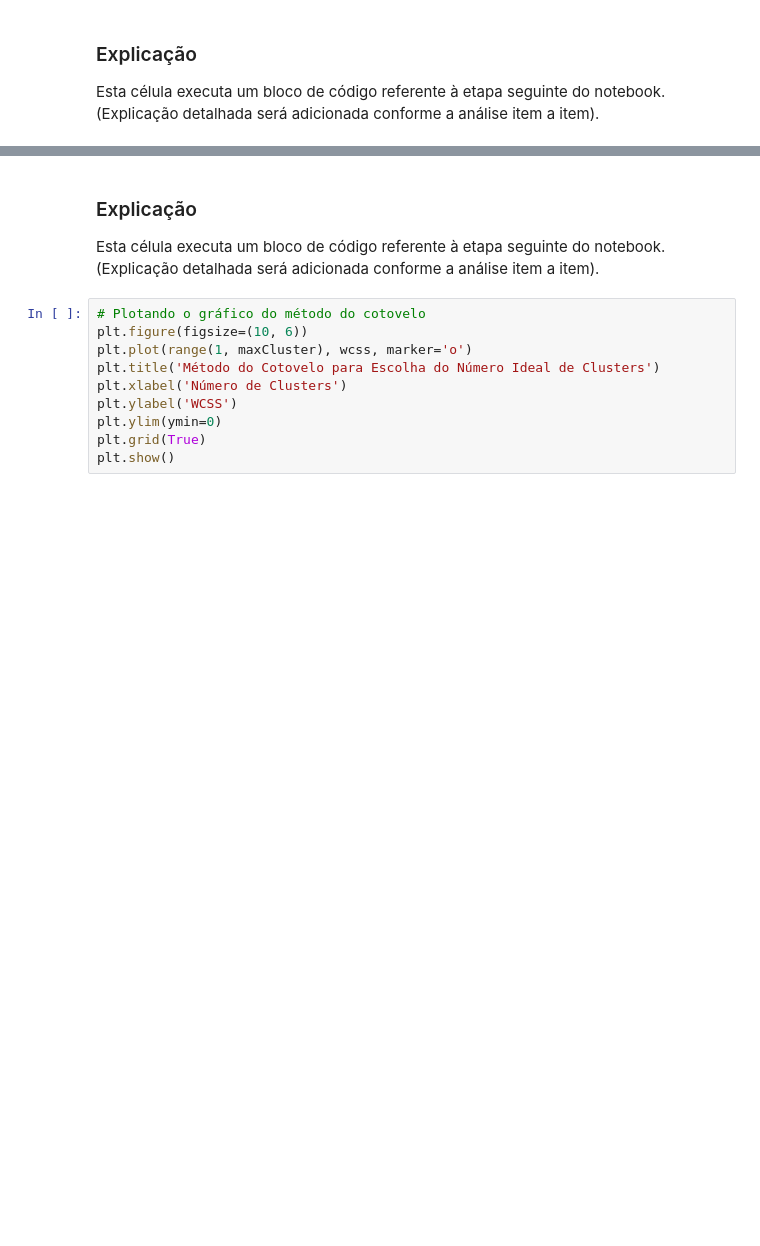
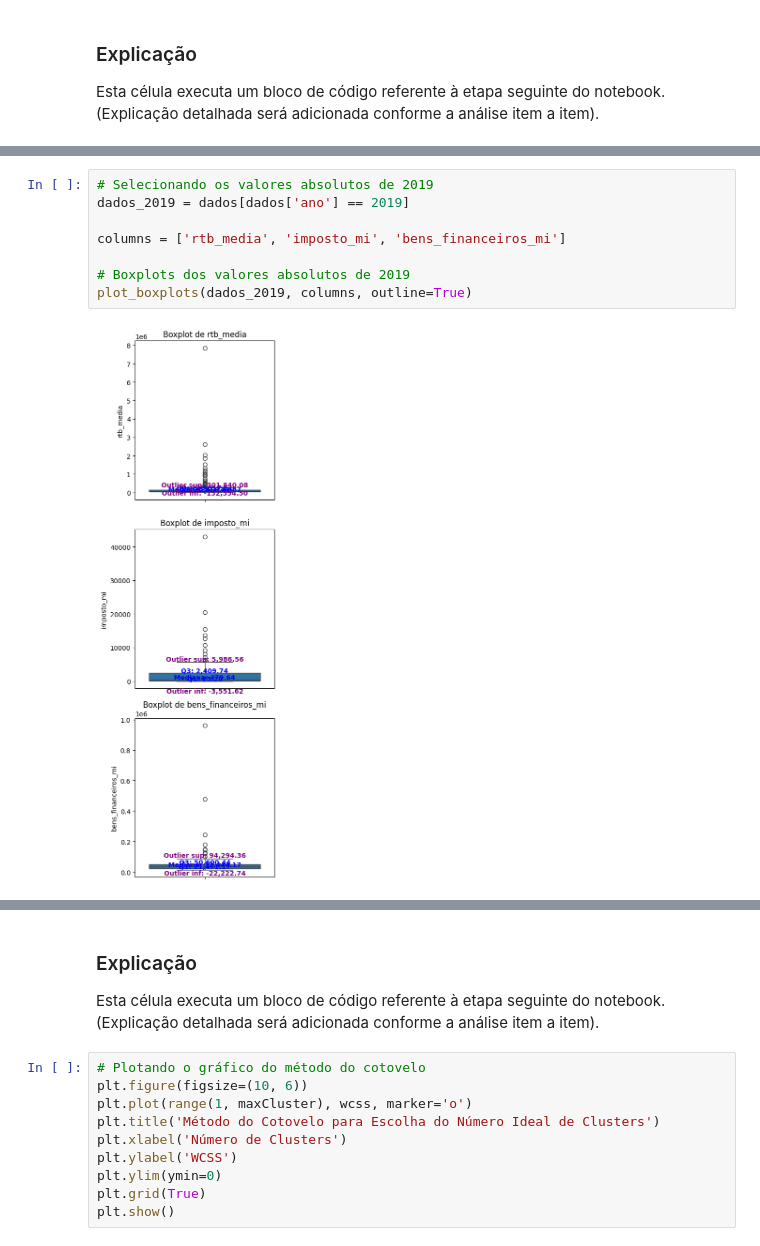
Before and after one commit to PadawanXXVI/kmeans-3d-cluster, a Jupyter notebook: distribuicao-renda.ipynb, the cells around one changed output, grey strips where cells are left out. Cells and saved outputs as stored; diff of their text form; blank space fills up the shorter version.

```diff
--- a/distribuicao-renda.ipynb
+++ b/distribuicao-renda.ipynb
@@ -997,0 +1024,10 @@ for i in tqdm(range(1, maxCluster)):
+# %%
+# Selecionando os valores absolutos de 2019
+dados_2019 = dados[dados['ano'] == 2019]
+
+columns = ['rtb_media', 'imposto_mi', 'bens_financeiros_mi']
+
+# Boxplots dos valores absolutos de 2019
+plot_boxplots(dados_2019, columns, outline=True)
+# %% [output]
+[figure, added]
```
Also changed, not shown: parts of 158 cells of this notebook, 1 other file.
